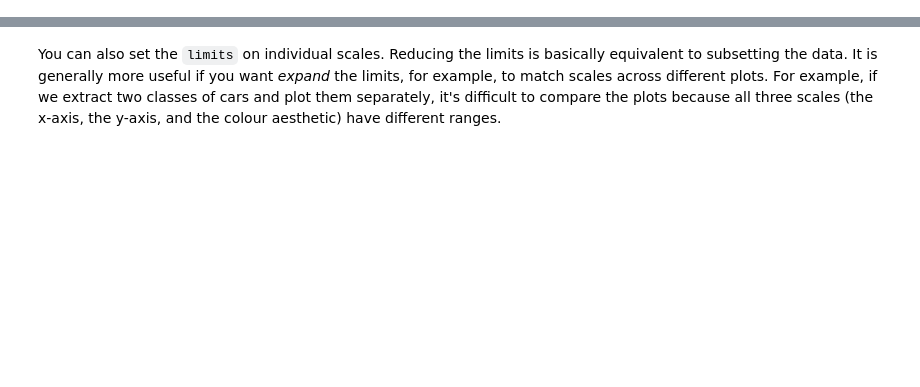
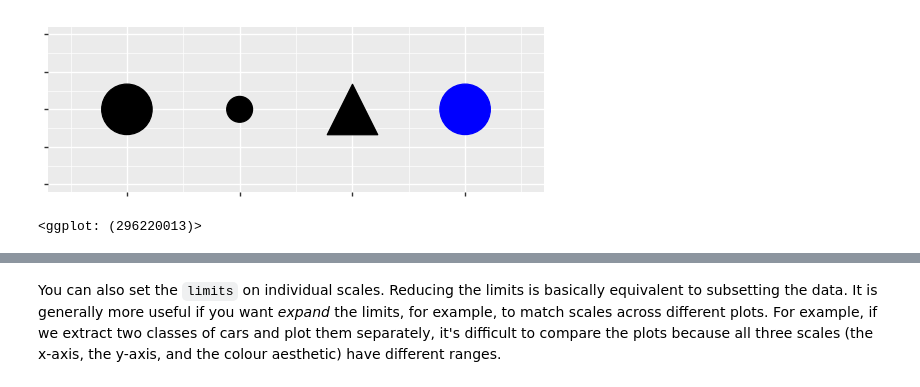
Before and after one commit to jeroenjanssens/r4ds-python-plotnine, a Jupyter notebook: output/r4ds-python-plotnine.ipynb, the cells around one changed output, grey strips where cells are left out. Saved outputs shown, nothing was run; the diff lists cells and outputs as text; code cells hidden in the pictures; blank space fills up the shorter version.

```diff
--- a/output/r4ds-python-plotnine.ipynb
+++ b/output/r4ds-python-plotnine.ipynb
@@ -46,0 +142,21 @@ To zoom in on a region of the plot, it's generally best to use `coord_cartesian(
+# %%
+def no_labels(x) :
+    return [""] * len(x)
+
+df = pd.DataFrame({"x": [1, 2, 3, 4],
+                   "y": [1, 1, 1, 1],
+                   "size": [20, 10, 20, 20],
+                   "shape": ["o", "o", "^", "o"],
+                   "color": ["black", "black", "black", "blue"]})
+ggplot(df, aes("x", "y", size="size", shape="shape", color="color")) +\
+geom_point() +\
+scale_x_continuous(limits=(0.5, 4.5), labels=no_labels) +\
+scale_y_continuous(limits=(0.9, 1.1), labels=no_labels) +\
+scale_size_identity() +\
+scale_shape_identity() +\
+scale_color_identity() +\
+labs(x=None, y=None) +\
+theme(aspect_ratio=1/3)
+# %% [output]
+[figure, added]
+<ggplot: (296220013)>
```
Also changed, not shown: parts of 129 cells of this notebook, 2 other files.
